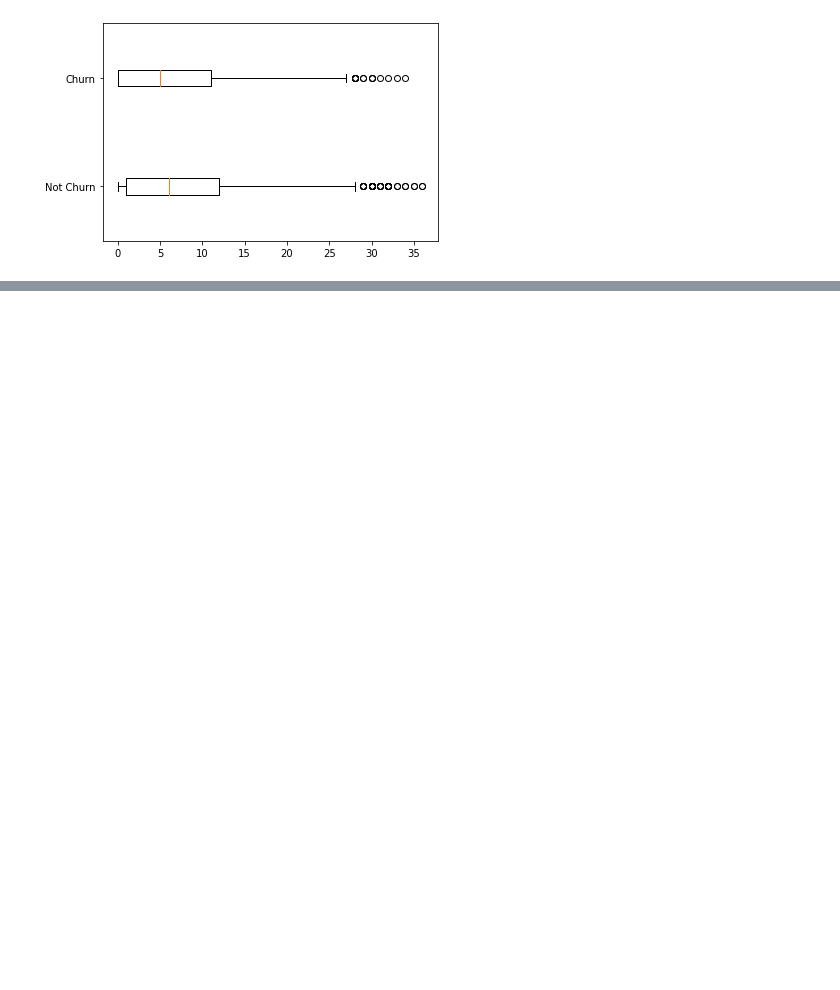
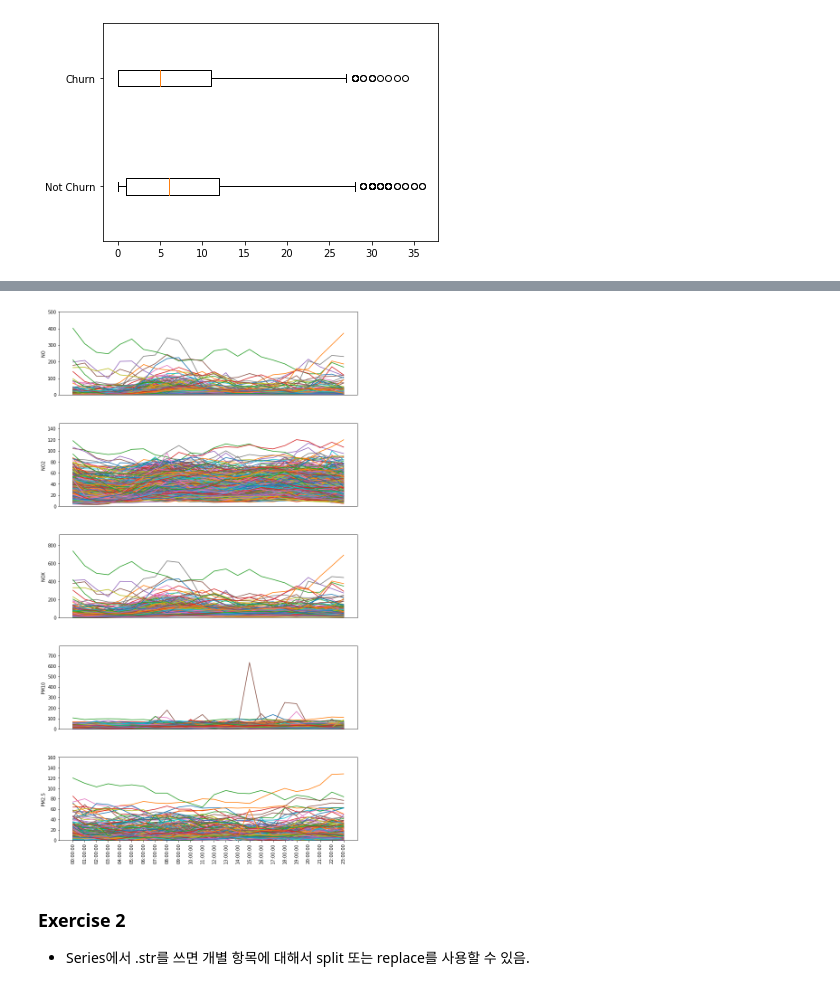
Before and after one commit to yangoos57/dataStudy, a Jupyter notebook: ML/Hands_On_Data_preprocessing_in_python/Part3/ch10.ipynb, the cells around one changed output, grey strips where cells are left out. Drawn from its saved outputs; the diff is of its cells as text; code cells hidden in the pictures; blank space fills up the shorter version.

```diff
--- a/ML/Hands_On_Data_preprocessing_in_python/Part3/ch10.ipynb
+++ b/ML/Hands_On_Data_preprocessing_in_python/Part3/ch10.ipynb
@@ -189,0 +389,38 @@ print(type(customer_df[BM].Call_Failure.values))
+# %%
+## split 사용해서 구현하기
+air_df = pd.read_csv('data/ch10/LaqnData.csv')
+a = air_df.ReadingDateTime.str.split(' ', expand=True)
+print(type(a[0][0]))
+# %%
+# apply 사용하지 않고 구현하기
+air_df = pd.read_csv('data/ch10/LaqnData.csv')
+
+air_df.ReadingDateTime = pd.to_datetime(air_df.ReadingDateTime, format="%d/%m/%Y %H:%M")
+air_df['date'] = [a.date() for a in air_df.ReadingDateTime]
+air_df['time'] = [a.time() for a in air_df.ReadingDateTime]
+
+air_df.drop(columns=['Site','ReadingDateTime','Provisional or Ratified'], inplace=True)
+# %%
+# 그러려면 Species를 하나씩 불러와서 그려야한다.
+# 매일 하루를 불러와서 plot을 하나하나 누적시키자.
+plt.figure(figsize=(10,20))
+for num,spec in enumerate(air_df.Species.unique()) :
+    BM = air_df.Species == spec
+    a = air_df[BM]
+    plt.subplot(6,1,num+1)
+    for i in a.date.unique() :
+        BM = a.date == i
+        b = a[BM]
+        plt.plot(b['time'].astype(str), b['Value'])
+    plt.ylabel(spec) # y축에 label 붙이기
+    plt.ylim(0,1.25*int(a['Value'].max())) # y축 크기 정하기
+    plt.xticks([]) # xticks 숨기기
+
+plt.xticks(a.time.unique().astype(str), rotation=90)
+plt.tight_layout()
+plt.show()
+# %% [output]
+[figure, added]
+# %% [markdown]
+### Exercise 2
+* Series에서 .str를 쓰면 개별 항목에 대해서 split 또는 replace를 사용할 수 있음.
```
Also changed, not shown: parts of 33 cells of this notebook.
